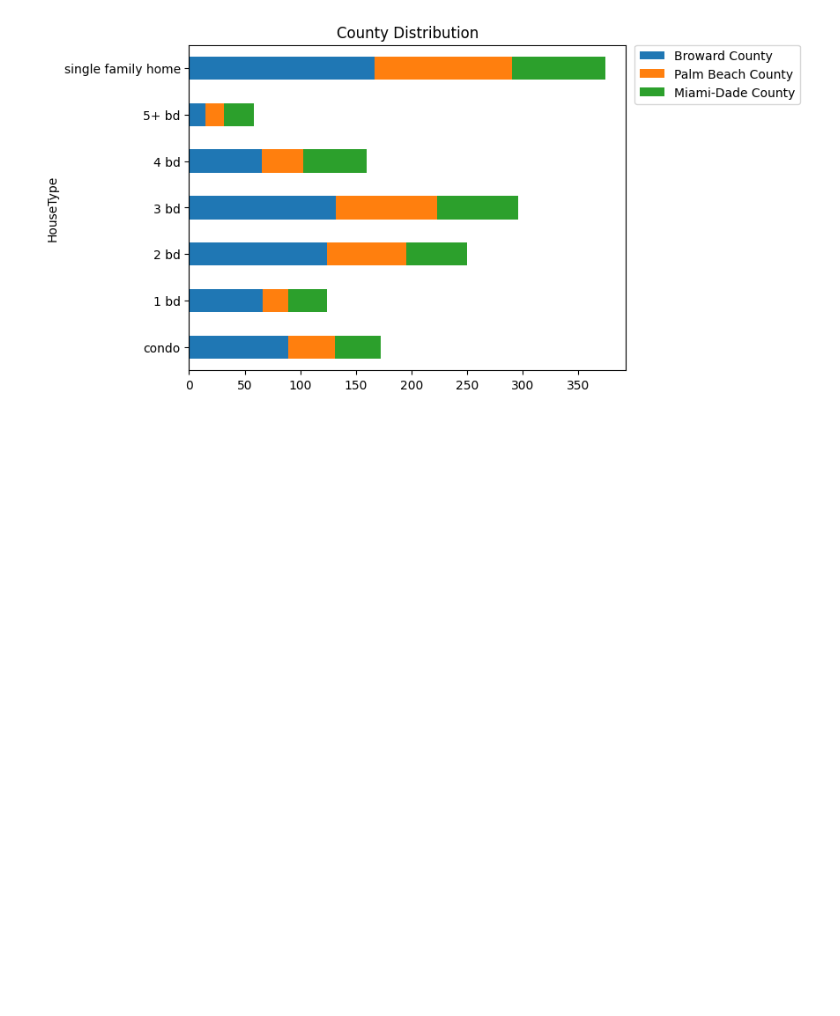
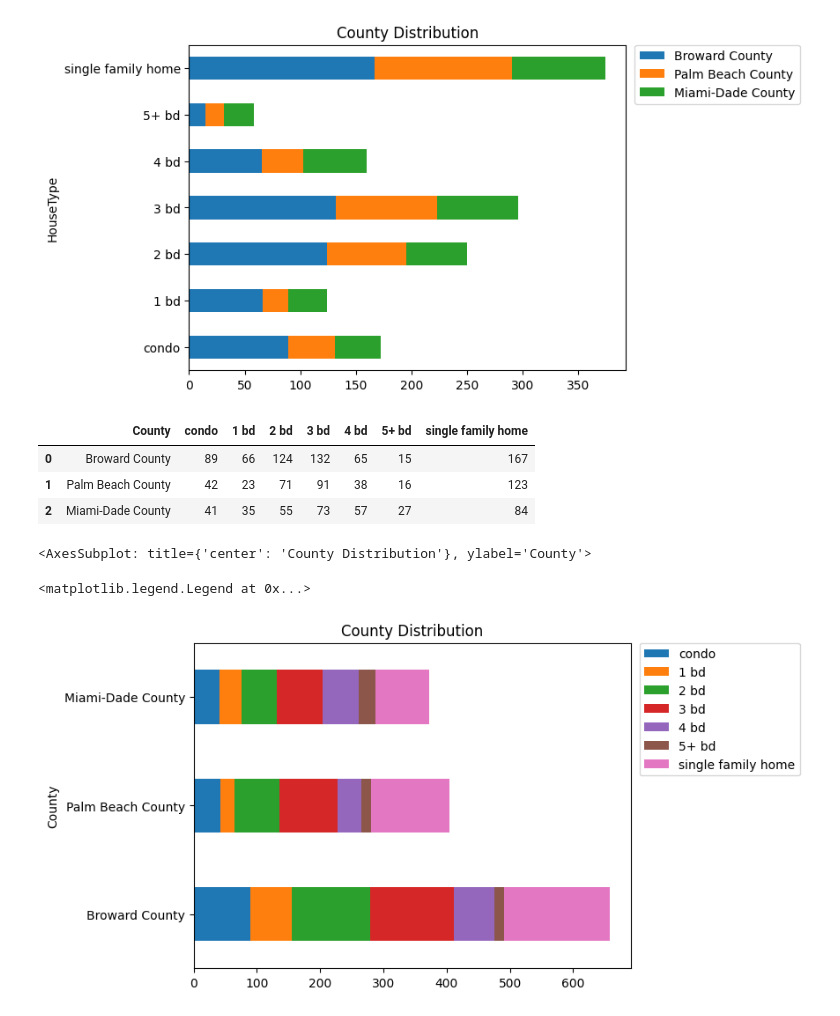
Before and after one commit to fhossain75/Miami-ML, a Jupyter notebook: exploratory-data-analysis/house-prices-eda.ipynb, the cells around one changed output. Saved outputs shown, nothing was run; the diff lists cells and outputs as text; code cells hidden in the pictures; blank space fills up the shorter version.

Commit message:
Region distribution eda

```diff
--- a/exploratory-data-analysis/house-prices-eda.ipynb
+++ b/exploratory-data-analysis/house-prices-eda.ipynb
@@ -409,12 +409,20 @@ plt.legend(bbox_to_anchor=(1.02, 1), loc='upper left', borderaxespad=0)
 <matplotlib.legend.Legend at 0x...>
 [figure]
 # %%
-# County distribution - Plot (fliped x and Y)
+# County distribution 3 - Plot (fliped x and Y)
 home_county_value_counts_t = home_county_value_counts.set_index('HouseType').T.reset_index()
-home_county_value_counts_t = home_county_value_counts.rename_axis(None, axis=1)
+home_county_value_counts_t = home_county_value_counts_t.rename_axis(None, axis=1)
 home_county_value_counts_t.columns.values[0] = "County"
 
 home_county_value_counts_t
 
 home_county_value_counts_t.plot(x='County', kind='barh', stacked=True, title='County Distribution')
 plt.legend(bbox_to_anchor=(1.02, 1), loc='upper left', borderaxespad=0)
+# %% [output]
+|  | County | condo | 1 bd | 2 bd | 3 bd | 4 bd | 5+ bd | single family home |
+| 0 | Broward County | 89 | 66 | 124 | 132 | 65 | 15 | 167 |
+| 1 | Palm Beach County | 42 | 23 | 71 | 91 | 38 | 16 | 123 |
+| 2 | Miami-Dade County | 41 | 35 | 55 | 73 | 57 | 27 | 84 |
+<AxesSubplot: title={'center': 'County Distribution'}, ylabel='County'>
+<matplotlib.legend.Legend at 0x...>
+[figure, added]
```
Also changed, not shown: parts of 3 cells of this notebook.
